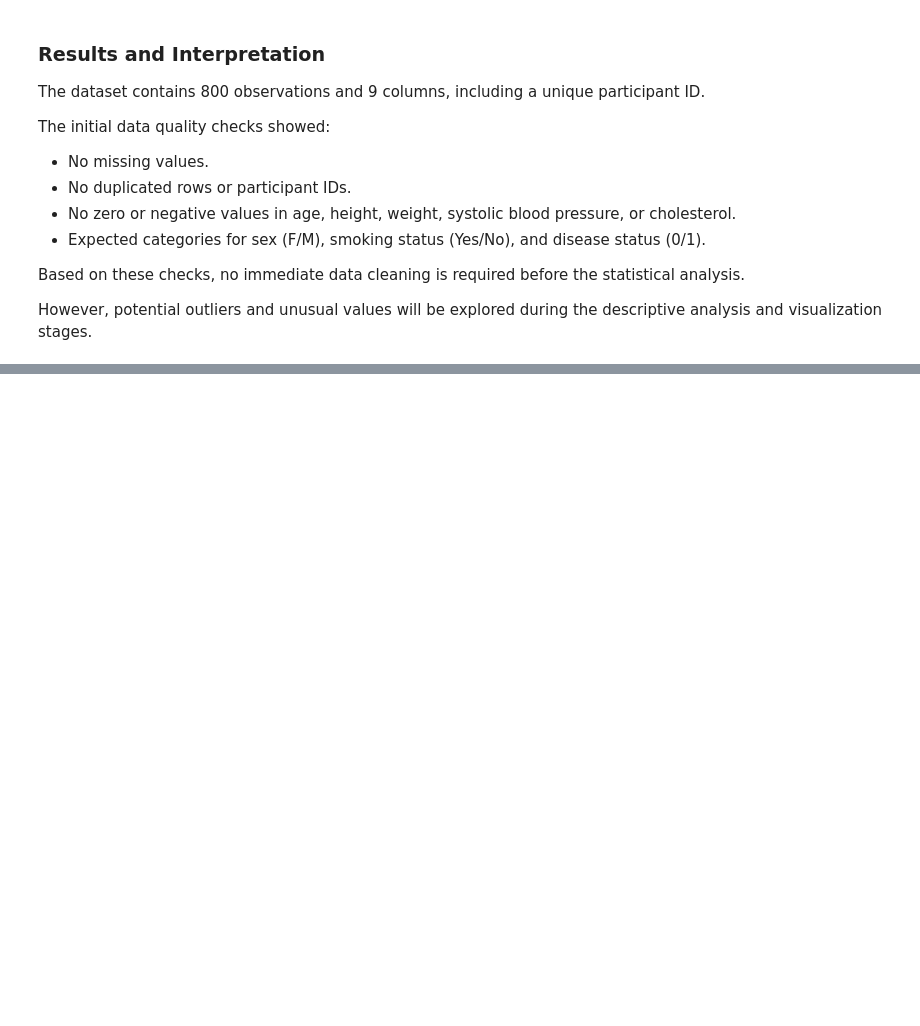
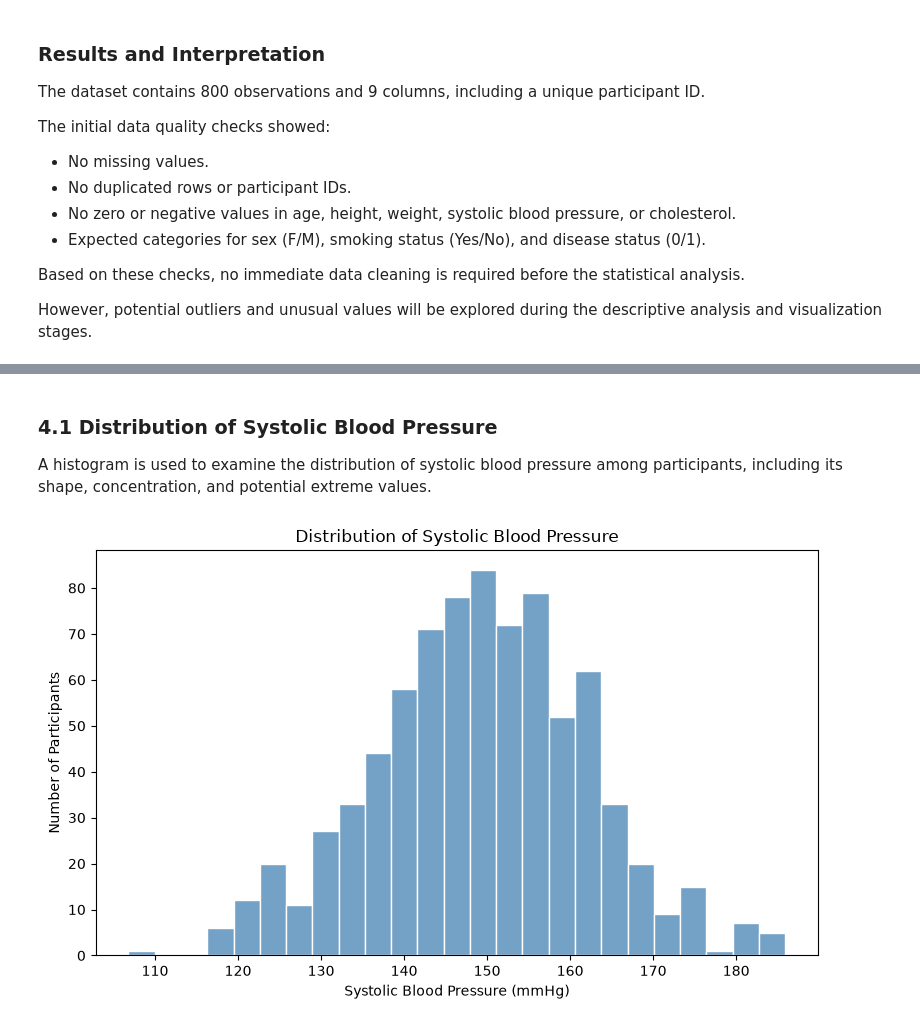
Before and after one commit to rayya89/health-study, a Jupyter notebook: notebooks/health_study_analysis.ipynb, the cells around one changed output, grey strips where cells are left out. Cells and saved outputs as stored; diff of their text form; code cells hidden in the pictures; blank space fills up the shorter version.

Commit message:
Add descriptive statistics and visualizations

```diff
--- a/notebooks/health_study_analysis.ipynb
+++ b/notebooks/health_study_analysis.ipynb
@@ -137,0 +190,24 @@ However, potential outliers and unusual values will be explored during the descr
+# %% [markdown]
+
+### 4.1 Distribution of Systolic Blood Pressure
+
+A histogram is used to examine the distribution of systolic blood pressure among participants, including its shape, concentration, and potential extreme values.
+# %%
+plt.figure(figsize=(8, 5))
+
+sns.histplot(
+    data=df,
+    x="systolic_bp",
+    bins=25,
+    color="steelblue",
+    edgecolor="white"
+)
+
+plt.title("Distribution of Systolic Blood Pressure")
+plt.xlabel("Systolic Blood Pressure (mmHg)")
+plt.ylabel("Number of Participants")
+
+plt.tight_layout()
+plt.show()
+# %% [output]
+[figure, added]
```
Also changed, not shown: parts of 11 cells of this notebook.
